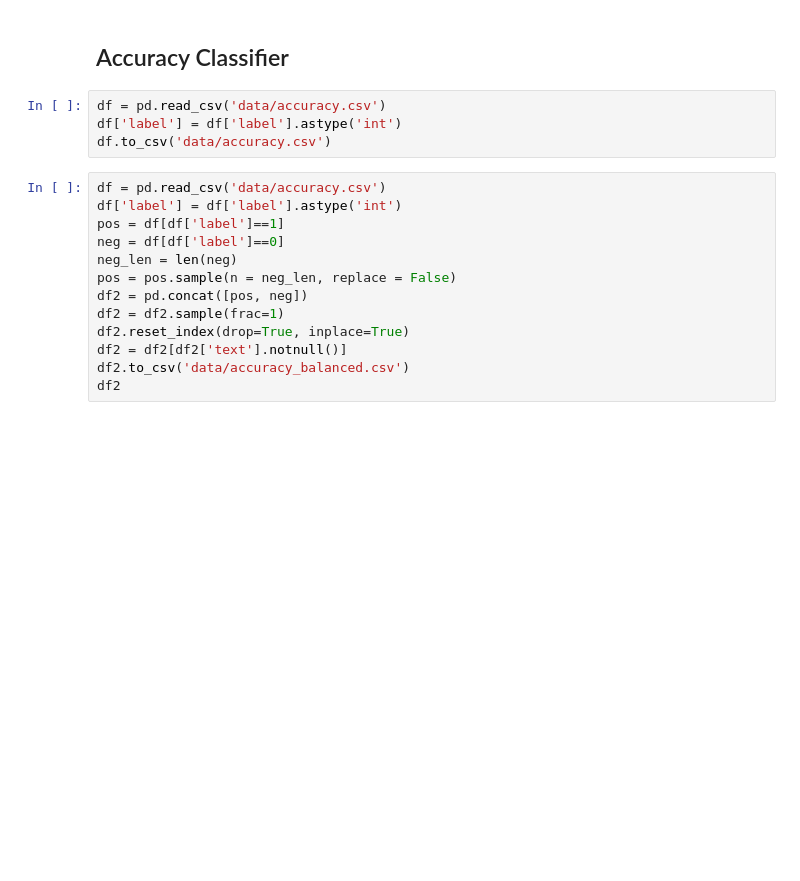
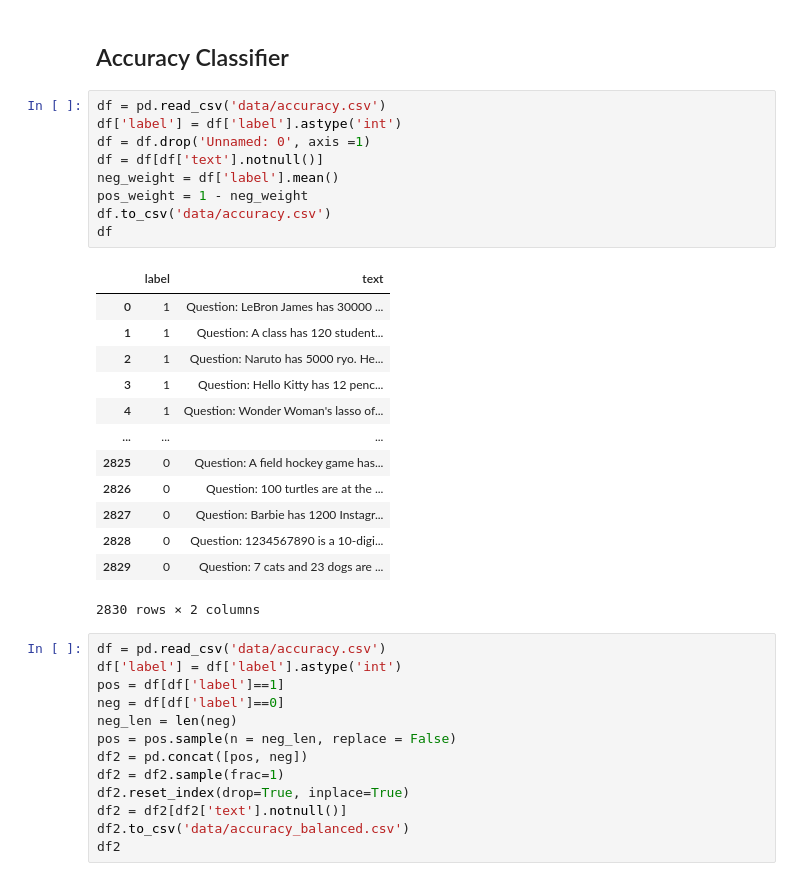
Before and after one commit to bryanchrist/llama2-70b, a Jupyter notebook: text_classifier.ipynb, the cells around one changed output. Cells and saved outputs as stored; diff of their text form; blank space fills up the shorter version.

```diff
--- a/text_classifier.ipynb
+++ b/text_classifier.ipynb
@@ -1110,7 +1138,26 @@ plt.show()
 # %%
 df = pd.read_csv('data/accuracy.csv')
 df['label'] = df['label'].astype('int')
+df = df.drop('Unnamed: 0', axis =1)
+df = df[df['text'].notnull()]
+neg_weight = df['label'].mean()
+pos_weight = 1 - neg_weight
 df.to_csv('data/accuracy.csv')
+df
+# %% [output]
+|  | label | text |
+| 0 | 1 | Question: LeBron James has 30000 ... |
+| 1 | 1 | Question: A class has 120 student... |
+| 2 | 1 | Question: Naruto has 5000 ryo. He... |
+| 3 | 1 | Question: Hello Kitty has 12 penc... |
+| 4 | 1 | Question: Wonder Woman's lasso of... |
+| ... | ... | ... |
+| 2825 | 0 | Question: A field hockey game has... |
+| 2826 | 0 | Question: 100 turtles are at the ... |
+| 2827 | 0 | Question: Barbie has 1200 Instagr... |
+| 2828 | 0 | Question: 1234567890 is a 10-digi... |
+| 2829 | 0 | Question: 7 cats and 23 dogs are ... |
+2830 rows × 2 columns
 # %%
 df = pd.read_csv('data/accuracy.csv')
 df['label'] = df['label'].astype('int')
```
Also changed, not shown: parts of 16 cells of this notebook.
